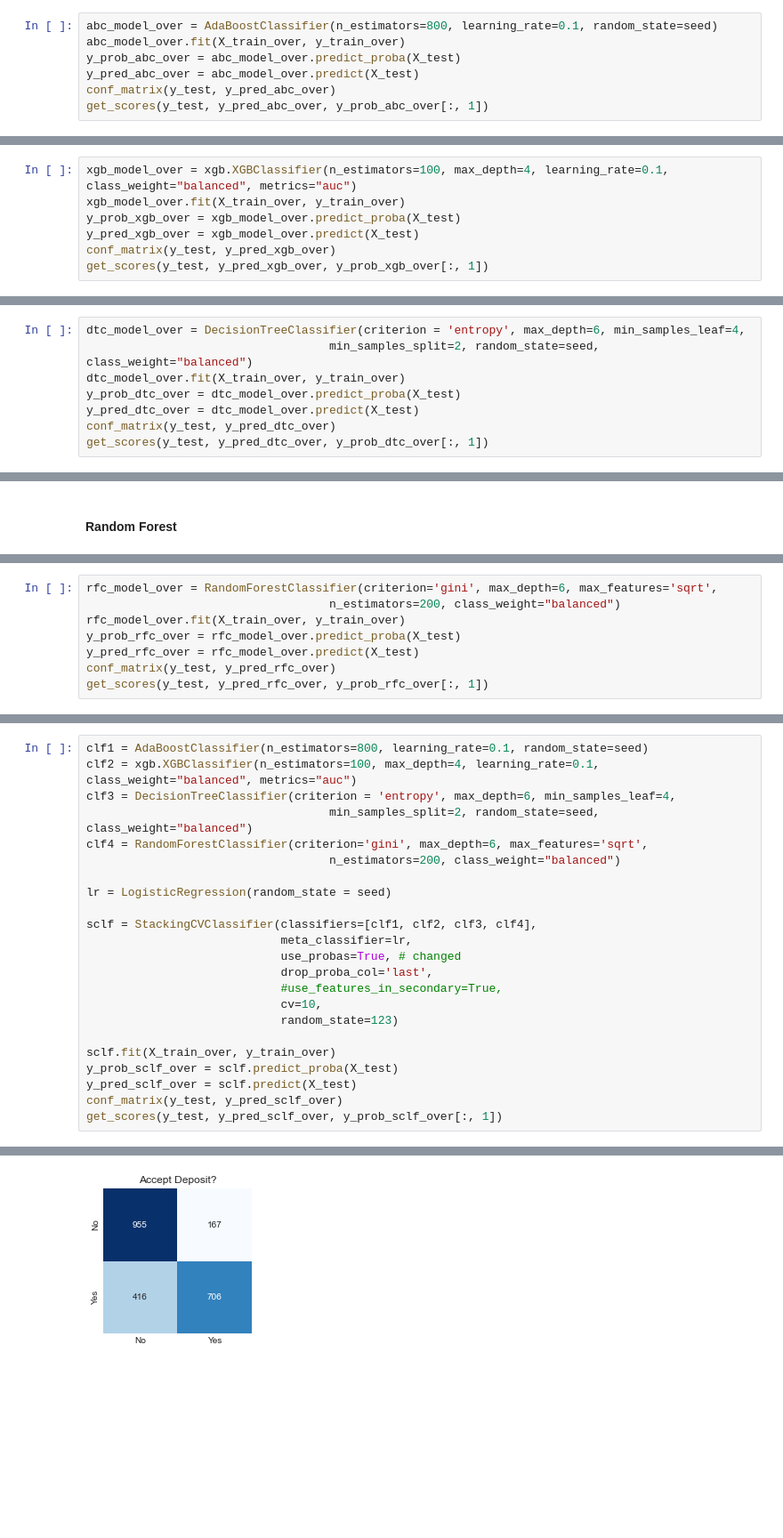
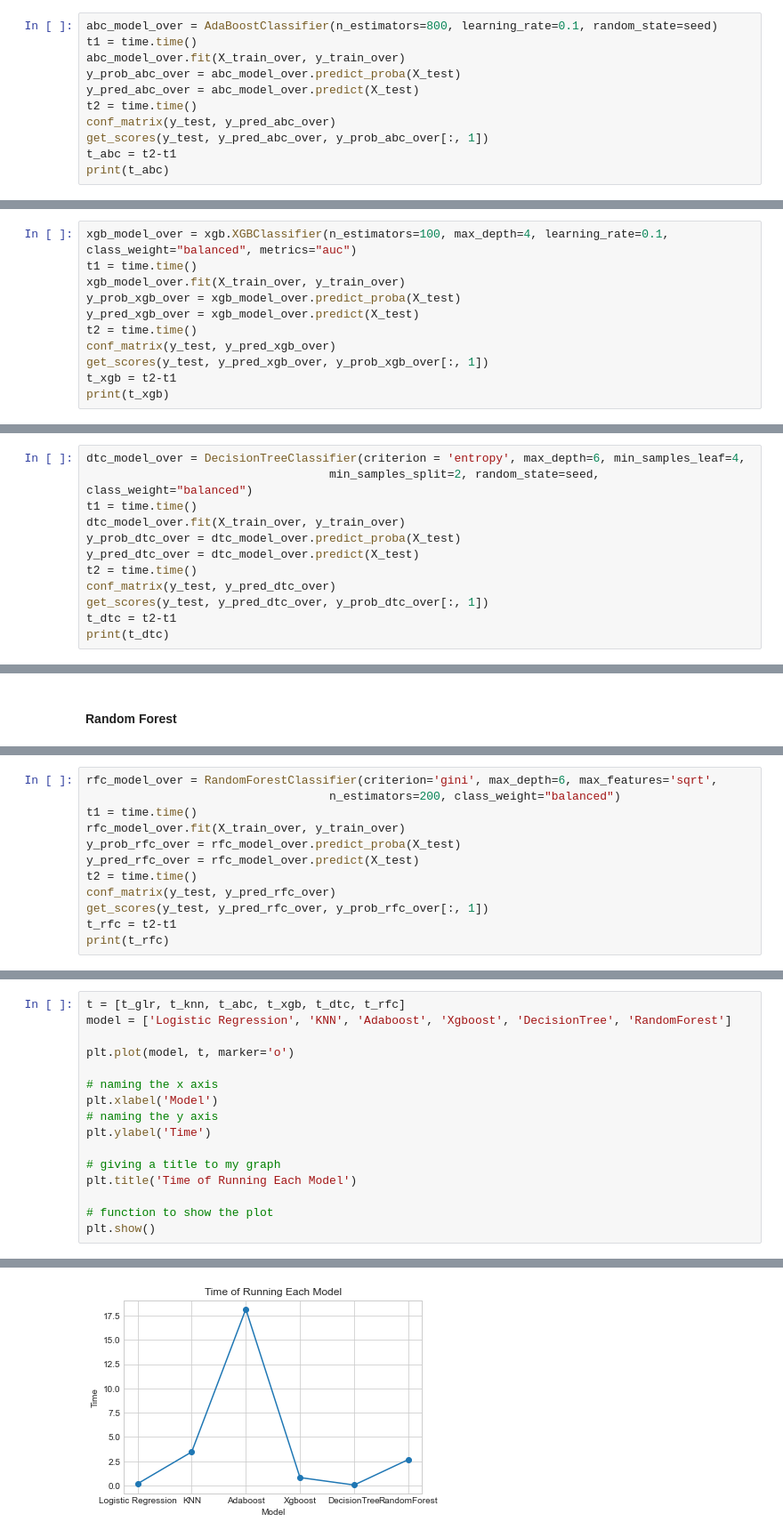
Before and after one commit to Zhaoxing-Wu/UW-Madison-FA21-STAT451, a Jupyter notebook: project.ipynb, the cells around one changed output, grey strips where cells are left out. Shown at 89% size. Cells and saved outputs as stored; diff of their text form; blank space fills up the shorter version.

```diff
--- a/project.ipynb
+++ b/project.ipynb
@@ -742,8 +763,12 @@ get_scores(y_test_full, y_pred_abc_full, y_prob_abc_full[:, 1])
 # %%
 abc_model_over = AdaBoostClassifier(n_estimators=800, learning_rate=0.1, random_state=seed)
+t1 = time.time()
 abc_model_over.fit(X_train_over, y_train_over)
 y_prob_abc_over = abc_model_over.predict_proba(X_test)
 y_pred_abc_over = abc_model_over.predict(X_test)
+t2 = time.time()
 conf_matrix(y_test, y_pred_abc_over)
 get_scores(y_test, y_pred_abc_over, y_prob_abc_over[:, 1])
+t_abc = t2-t1
+print(t_abc)
 # %% [output]
@@ -827,8 +847,12 @@ Parameters: { "class_weight", "metrics" } might not be used.
 # %%
 xgb_model_over = xgb.XGBClassifier(n_estimators=100, max_depth=4, learning_rate=0.1, class_weight="balanced", metrics="auc")
+t1 = time.time()
 xgb_model_over.fit(X_train_over, y_train_over)
 y_prob_xgb_over = xgb_model_over.predict_proba(X_test)
 y_pred_xgb_over = xgb_model_over.predict(X_test)
+t2 = time.time()
 conf_matrix(y_test, y_pred_xgb_over)
 get_scores(y_test, y_pred_xgb_over, y_prob_xgb_over[:, 1])
+t_xgb = t2-t1
+print(t_xgb)
 # %% [output]
@@ -906,9 +925,13 @@ get_scores(y_test_full, y_pred_dtc_full, y_prob_dtc_full[:, 1])
 # %%
 dtc_model_over = DecisionTreeClassifier(criterion = 'entropy', max_depth=6, min_samples_leaf=4,
                                    min_samples_split=2, random_state=seed, class_weight="balanced")
+t1 = time.time()
 dtc_model_over.fit(X_train_over, y_train_over)
 y_prob_dtc_over = dtc_model_over.predict_proba(X_test)
 y_pred_dtc_over = dtc_model_over.predict(X_test)
+t2 = time.time()
 conf_matrix(y_test, y_pred_dtc_over)
 get_scores(y_test, y_pred_dtc_over, y_prob_dtc_over[:, 1])
+t_dtc = t2-t1
+print(t_dtc)
 # %% [output]
@@ -976,9 +1020,13 @@ get_scores(y_test_full, y_pred_rfc_full, y_prob_rfc_full[:, 1])
 # %%
 rfc_model_over = RandomForestClassifier(criterion='gini', max_depth=6, max_features='sqrt',
                                    n_estimators=200, class_weight="balanced")
+t1 = time.time()
 rfc_model_over.fit(X_train_over, y_train_over)
 y_prob_rfc_over = rfc_model_over.predict_proba(X_test)
 y_pred_rfc_over = rfc_model_over.predict(X_test)
+t2 = time.time()
 conf_matrix(y_test, y_pred_rfc_over)
 get_scores(y_test, y_pred_rfc_over, y_prob_rfc_over[:, 1])
+t_rfc = t2-t1
+print(t_rfc)
 # %% [output]
@@ -1026,24 +1124,17 @@ plt.legend(loc = 'lower right', prop={'size': 14})
 # %%
-clf1 = AdaBoostClassifier(n_estimators=800, learning_rate=0.1, random_state=seed)
-clf2 = xgb.XGBClassifier(n_estimators=100, max_depth=4, learning_rate=0.1, class_weight="balanced", metrics="auc")
-clf3 = DecisionTreeClassifier(criterion = 'entropy', max_depth=6, min_samples_leaf=4,
-                                   min_samples_split=2, random_state=seed, class_weight="balanced")
-clf4 = RandomForestClassifier(criterion='gini', max_depth=6, max_features='sqrt',
-                                   n_estimators=200, class_weight="balanced")
+t = [t_glr, t_knn, t_abc, t_xgb, t_dtc, t_rfc]
+model = ['Logistic Regression', 'KNN', 'Adaboost', 'Xgboost', 'DecisionTree', 'RandomForest']
 
-lr = LogisticRegression(random_state = seed)
+plt.plot(model, t, marker='o')
 
-sclf = StackingCVClassifier(classifiers=[clf1, clf2, clf3, clf4],
-                            meta_classifier=lr,
-                            use_probas=True, # changed
-                            drop_proba_col='last',
-                            #use_features_in_secondary=True,
-                            cv=10,
-                            random_state=123)
+# naming the x axis
+plt.xlabel('Model')
+# naming the y axis
+plt.ylabel('Time')
 
-sclf.fit(X_train_over, y_train_over)
-y_prob_sclf_over = sclf.predict_proba(X_test)
-y_pred_sclf_over = sclf.predict(X_test)
-conf_matrix(y_test, y_pred_sclf_over)
-get_scores(y_test, y_pred_sclf_over, y_prob_sclf_over[:, 1])
+# giving a title to my graph
+plt.title('Time of Running Each Model')
+
+# function to show the plot
+plt.show()
 # %% [output]
@@ -1155 +1141 @@ Parameters: { "class_weight", "metrics" } might not be used.
-[figure, old version]
+[figure, new version]
```
Also changed, not shown: parts of 37 cells of this notebook, 1 other file.
